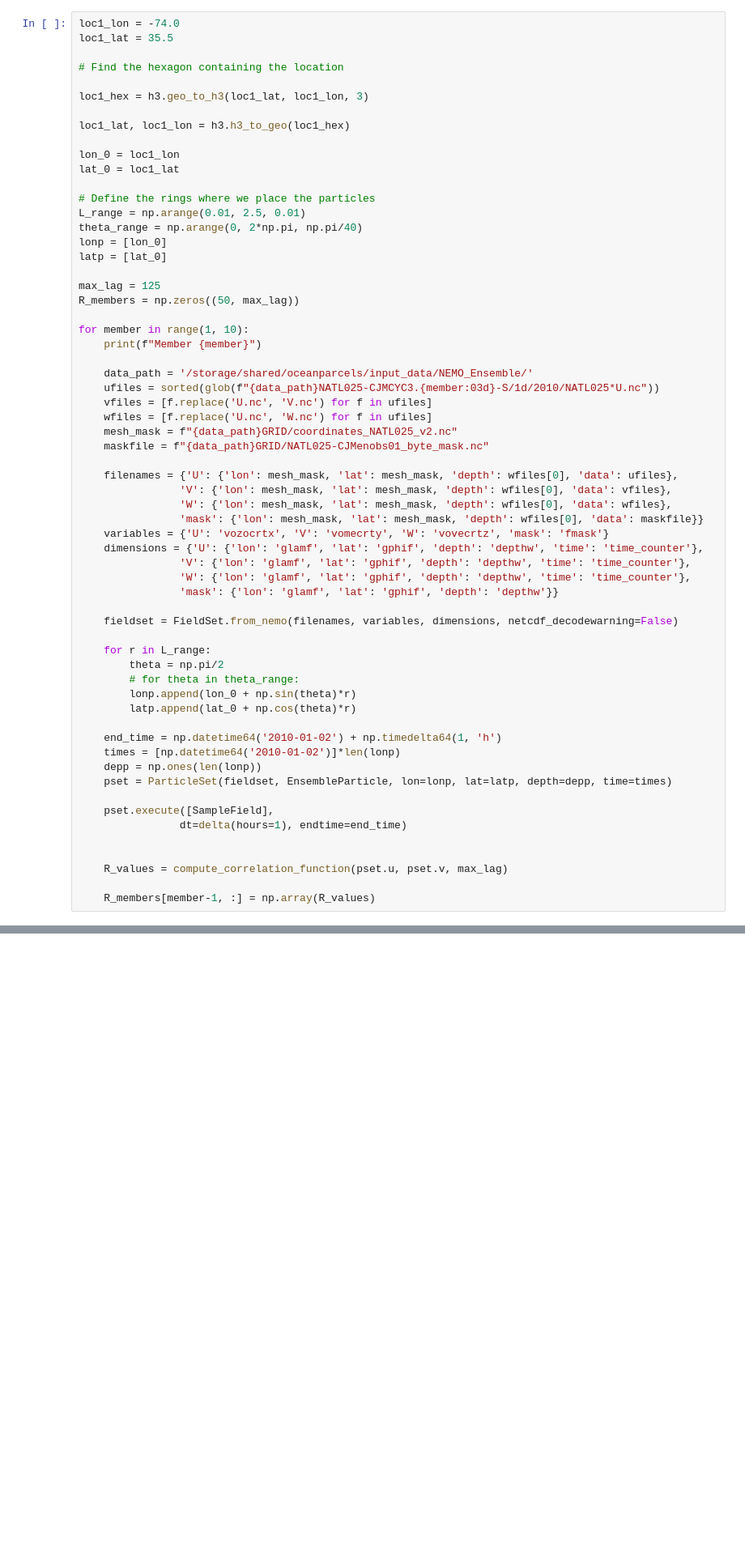
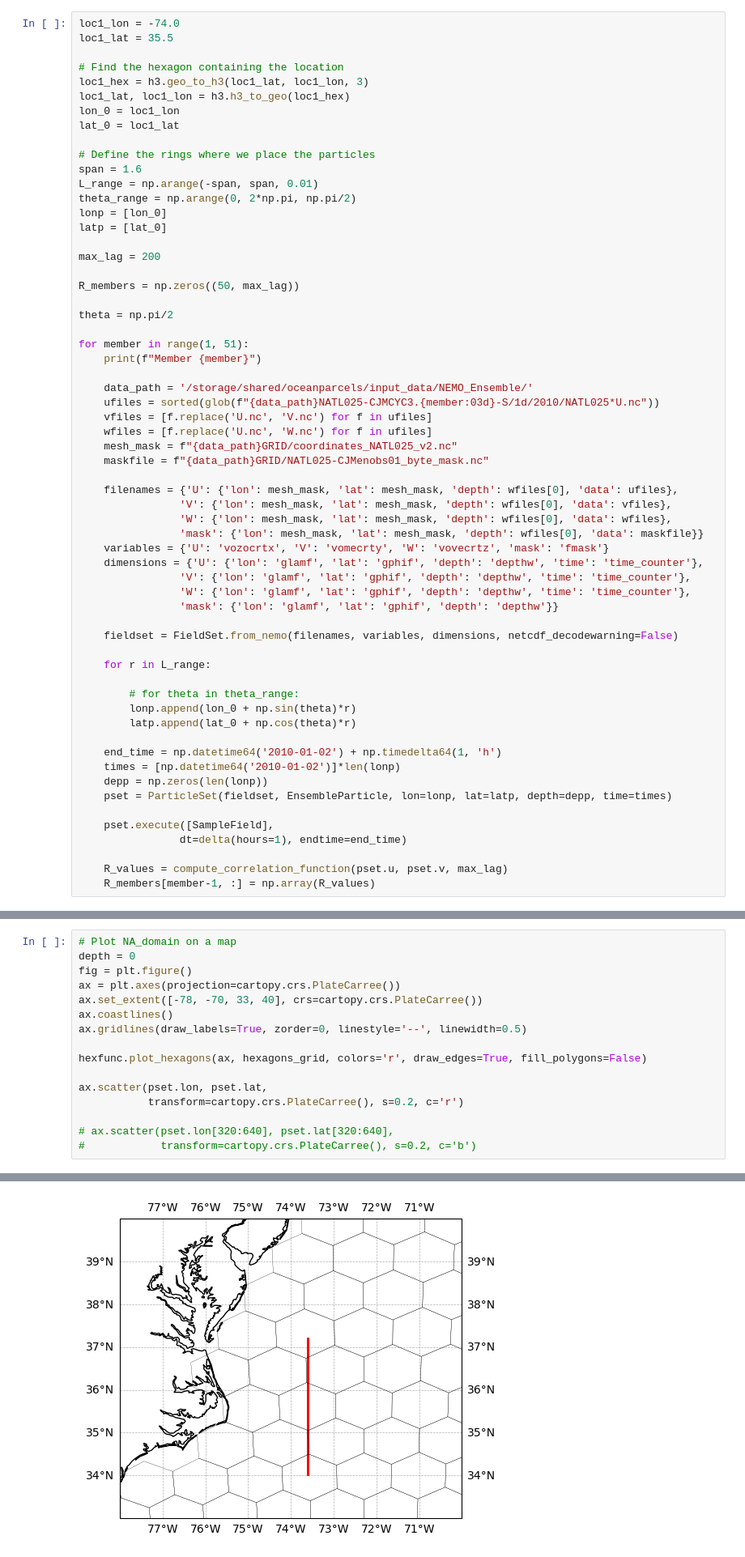
Before and after one commit to OceanParcels/NEMO_Ensemble_Lagrangian_Analysis, a Jupyter notebook: notebooks/12.Spatial_Lagrangian_autocorrelation_function.ipynb, the cells around one changed output, grey strips where cells are left out. Shown: that part at 81% size. Saved outputs shown, nothing was run; the diff lists cells and outputs as text; blank space fills up the shorter version.

```diff
--- a/notebooks/12.Spatial_Lagrangian_autocorrelation_function.ipynb
+++ b/notebooks/12.Spatial_Lagrangian_autocorrelation_function.ipynb
@@ -87,24 +87,25 @@ loc1_lon = -74.0
 loc1_lat = 35.5
 
 # Find the hexagon containing the location
-
 loc1_hex = h3.geo_to_h3(loc1_lat, loc1_lon, 3)
-
 loc1_lat, loc1_lon = h3.h3_to_geo(loc1_hex)
-
 lon_0 = loc1_lon
 lat_0 = loc1_lat
 
 # Define the rings where we place the particles
-L_range = np.arange(0.01, 2.5, 0.01)
-theta_range = np.arange(0, 2*np.pi, np.pi/40)
+span = 1.6
+L_range = np.arange(-span, span, 0.01)
+theta_range = np.arange(0, 2*np.pi, np.pi/2)
 lonp = [lon_0]
 latp = [lat_0]
 
-max_lag = 125
+max_lag = 200
+
 R_members = np.zeros((50, max_lag))
 
-for member in range(1, 10):
+theta = np.pi/2
+
+for member in range(1, 51):
     print(f"Member {member}")
 
     data_path = '/storage/shared/oceanparcels/input_data/NEMO_Ensemble/'
@@ -127,22 +128,20 @@ for member in range(1, 10):
     fieldset = FieldSet.from_nemo(filenames, variables, dimensions, netcdf_decodewarning=False)
 
     for r in L_range:
-        theta = np.pi/2
+
         # for theta in theta_range:
         lonp.append(lon_0 + np.sin(theta)*r)
         latp.append(lat_0 + np.cos(theta)*r)
 
     end_time = np.datetime64('2010-01-02') + np.timedelta64(1, 'h')
     times = [np.datetime64('2010-01-02')]*len(lonp)
-    depp = np.ones(len(lonp))
+    depp = np.zeros(len(lonp))
     pset = ParticleSet(fieldset, EnsembleParticle, lon=lonp, lat=latp, depth=depp, time=times)
 
     pset.execute([SampleField],
                 dt=delta(hours=1), endtime=end_time)
 
-
     R_values = compute_correlation_function(pset.u, pset.v, max_lag)
-
     R_members[member-1, :] = np.array(R_values)
 # %% [output]
 Member 1
@@ -174,0 +208,17 @@ First intersection with 0: 0.6900000000000001 degrees
+# %%
+# Plot NA_domain on a map
+depth = 0
+fig = plt.figure()
+ax = plt.axes(projection=cartopy.crs.PlateCarree())
+ax.set_extent([-78, -70, 33, 40], crs=cartopy.crs.PlateCarree())
+ax.coastlines()
+ax.gridlines(draw_labels=True, zorder=0, linestyle='--', linewidth=0.5)
+
+hexfunc.plot_hexagons(ax, hexagons_grid, colors='r', draw_edges=True, fill_polygons=False)
+
+ax.scatter(pset.lon, pset.lat,
+           transform=cartopy.crs.PlateCarree(), s=0.2, c='r')
+
+# ax.scatter(pset.lon[320:640], pset.lat[320:640],
+#            transform=cartopy.crs.PlateCarree(), s=0.2, c='b')
+# %% [output]
@@ -175,3 +226,4 @@ First intersection with 0: 0.6900000000000001 degrees
+[figure, added]
 # %%
 # Plot NA_domain on a map
 depth = 0
```
Also changed, not shown: parts of 14 cells of this notebook, 1 other file.
